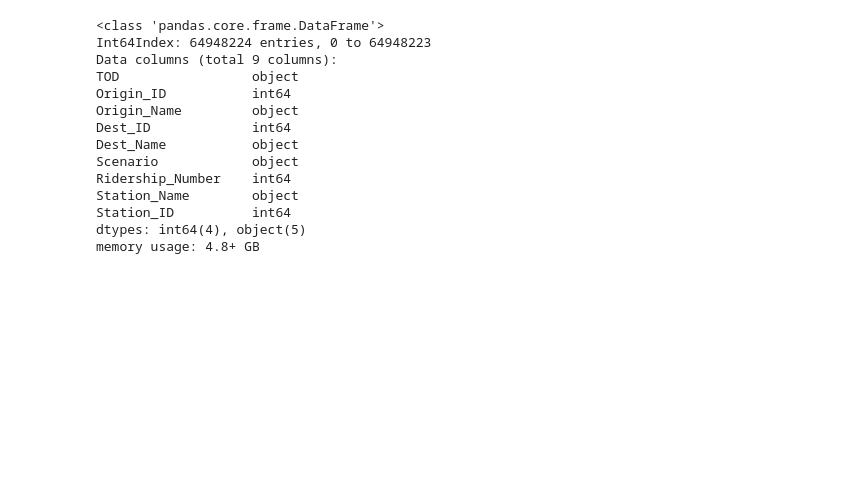
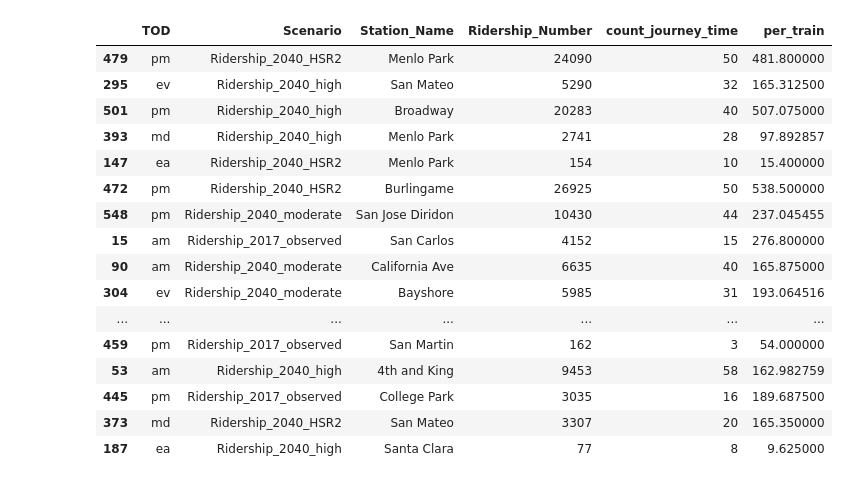
Before and after one commit to sfbrigade/calviz, a Jupyter notebook: notebooks/Ridership_add_locs_and_transform.ipynb, the cells around one changed output. Drawn from its saved outputs; the diff is of its cells as text; code cells hidden in the pictures; blank space fills up the shorter version.

Commit message:
ridership data by hour and tod ready for visualization

```diff
--- a/notebooks/Ridership_add_locs_and_transform.ipynb
+++ b/notebooks/Ridership_add_locs_and_transform.ipynb
@@ -6,6 +6,15 @@ riders = pd.read_csv("../data/Ridership/ridership.csv")
 #don't care about origin and destination of same station, no one does this, ridership is always 0
 riders = riders[riders["Origin_ID"] != riders['Dest_ID']]
 
+#don't care about weekend ridership because we don't have schedule data for weekends
+riders = riders[riders['TOD'] != 'wknd']
+
 #make ridership column a number not a string
 riders['Ridership_Number'] = riders['Ridership_Number'].str.replace(',', '')
 riders = riders.astype({'Ridership_Number': 'int64'})
+
+#reduce to only the scenarios we care about
+riders = riders[((riders['Scenario'] == 'Ridership_2017_observed') |
+                  (riders['Scenario'] == 'Ridership_2040_HSR2') |
+                  (riders['Scenario'] == 'Ridership_2040_moderate') |
+                  (riders['Scenario'] == 'Ridership_2040_high'))]
@@ -12,7 +105,14 @@ riders = riders.astype({'Ridership_Number': 'int64'})
+# %%
+riders_trains_by_tod = pd.merge(riders, trains_by_tod,  how='inner',
+                         left_on=['TOD','Scenario','Origin_Name','Dest_Name'],
+                         right_on = ['TOD','Scenario','departure_station','arrival_station'])
+
+riders_trains_by_tod = riders_trains_by_tod.drop(columns = ['departure_station','arrival_station'])
 # %%
 #this merge will add a station to every row (and repeat that row for each station)
-df = riders.copy()
-df2 = riders[['TOD', 'Scenario', 'Origin_Name', 'Origin_ID']]
+df_tod = riders_trains_by_tod.copy()
+df2 = riders_trains_by_tod[['TOD', 'Scenario', 'Origin_Name', 'Origin_ID']]
 df2 = df2.rename(columns={"Origin_Name":"Station_Name", "Origin_ID": "Station_ID"})
+df2 = df2.drop_duplicates()
 
-df = df.merge(df2, on=['Scenario', 'TOD'], suffixes=('_station', '_train'))
+df_tod = df_tod.merge(df2, on=['Scenario', 'TOD'])
@@ -25,17 +118,0 @@ Index(['TOD', 'Origin_ID', 'Origin_Name', 'Dest_ID', 'Dest_Name', 'Scenario',
-# %%
-df.info()
-# %% [output]
-<class 'pandas.core.frame.DataFrame'>
-Int64Index: 64948224 entries, 0 to 64948223
-Data columns (total 9 columns):
-TOD                 object
-Origin_ID           int64
-Origin_Name         object
-Dest_ID             int64
-Dest_Name           object
-Scenario            object
-Ridership_Number    int64
-Station_Name        object
-Station_ID          int64
-dtypes: int64(4), object(5)
-memory usage: 4.8+ GB
@@ -45,0 +119,37 @@ nb = df[df['Origin_ID'] > df['Dest_ID']]
+# %%
+#separate northbound and southbound trips
+sb_tod = df_tod[df_tod['Origin_ID'] < df_tod['Dest_ID']]
+nb_tod = df_tod[df_tod['Origin_ID'] > df_tod['Dest_ID']]
+
+#now we only care about the stations that are equal to or between the origin and destination -
+#those riders are people who are on the train at that station
+sb_tod = sb_tod[(sb_tod['Station_ID'] >= sb_tod['Origin_ID']) & (sb_tod['Station_ID'] <= sb_tod['Dest_ID'])]
+nb_tod = nb_tod[(nb_tod['Station_ID'] <= nb_tod['Origin_ID']) & (nb_tod['Station_ID'] >= nb_tod['Dest_ID'])]
+
+#group by station and sum up how many riders on the train at that station
+sb_tod_grouped = sb_tod.groupby(['TOD', 'Scenario', 'Station_Name']).agg({'Ridership_Number': 'sum', 'count_journey_time': 'max'}).reset_index()
+nb_tod_grouped = nb_tod.groupby(['TOD', 'Scenario', 'Station_Name']).agg({'Ridership_Number': 'sum', 'count_journey_time': 'max'}).reset_index()
+
+#calculate number of riders per train
+sb_tod_grouped['per_train'] = sb_tod_grouped['Ridership_Number']/sb_tod_grouped['count_journey_time']
+nb_tod_grouped['per_train'] = nb_tod_grouped['Ridership_Number']/nb_tod_grouped['count_journey_time']
+# %%
+sb_tod_grouped.sample(20)
+# %% [output]
+|  | TOD | Scenario | Station_Name | Ridership_Number | count_journey_time | per_train |
+| 479 | pm | Ridership_2040_HSR2 | Menlo Park | 24090 | 50 | 481.800000 |
+| 295 | ev | Ridership_2040_high | San Mateo | 5290 | 32 | 165.312500 |
+| 501 | pm | Ridership_2040_high | Broadway | 20283 | 40 | 507.075000 |
+| 393 | md | Ridership_2040_high | Menlo Park | 2741 | 28 | 97.892857 |
+| 147 | ea | Ridership_2040_HSR2 | Menlo Park | 154 | 10 | 15.400000 |
+| 472 | pm | Ridership_2040_HSR2 | Burlingame | 26925 | 50 | 538.500000 |
+| 548 | pm | Ridership_2040_moderate | San Jose Diridon | 10430 | 44 | 237.045455 |
+| 15 | am | Ridership_2017_observed | San Carlos | 4152 | 15 | 276.800000 |
+| 90 | am | Ridership_2040_moderate | California Ave | 6635 | 40 | 165.875000 |
+| 304 | ev | Ridership_2040_moderate | Bayshore | 5985 | 31 | 193.064516 |
+| ... | ... | ... | ... | ... | ... | ... |
+| 459 | pm | Ridership_2017_observed | San Martin | 162 | 3 | 54.000000 |
+| 53 | am | Ridership_2040_high | 4th and King | 9453 | 58 | 162.982759 |
+| 445 | pm | Ridership_2017_observed | College Park | 3035 | 16 | 189.687500 |
+| 373 | md | Ridership_2040_HSR2 | San Mateo | 3307 | 20 | 165.350000 |
+| 187 | ea | Ridership_2040_high | Santa Clara | 77 | 8 | 9.625000 |
```
Also changed, not shown: parts of 30 cells of this notebook, 4 other files.
